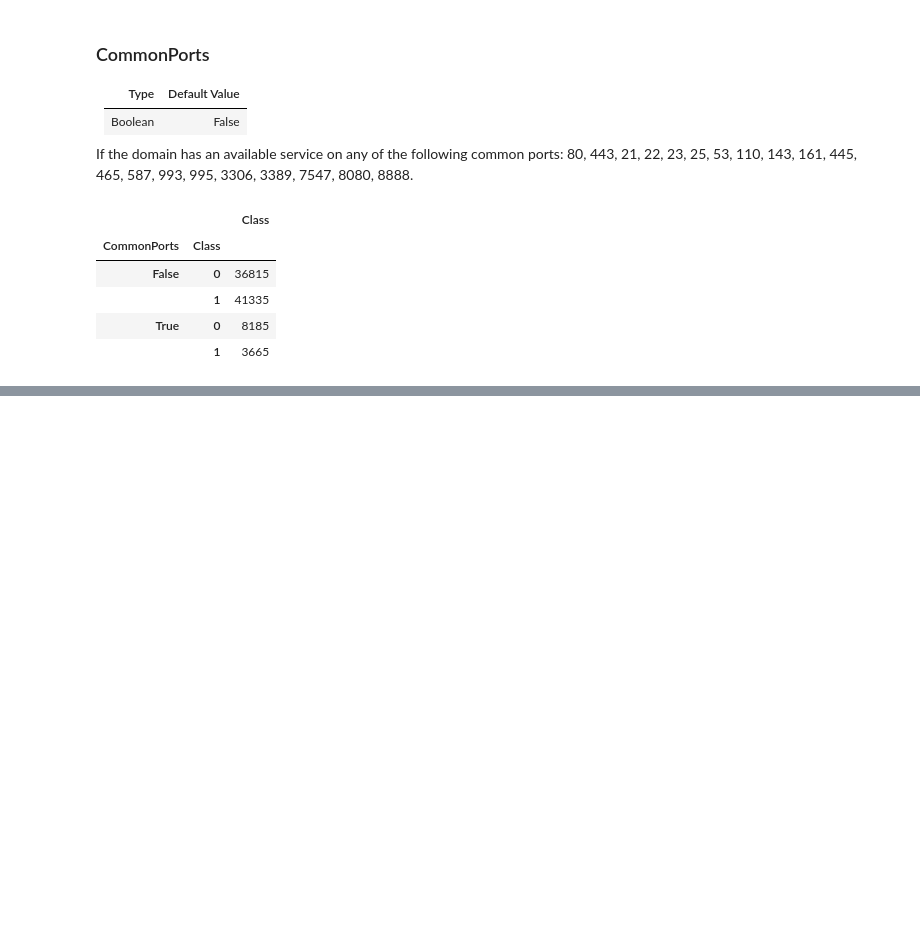
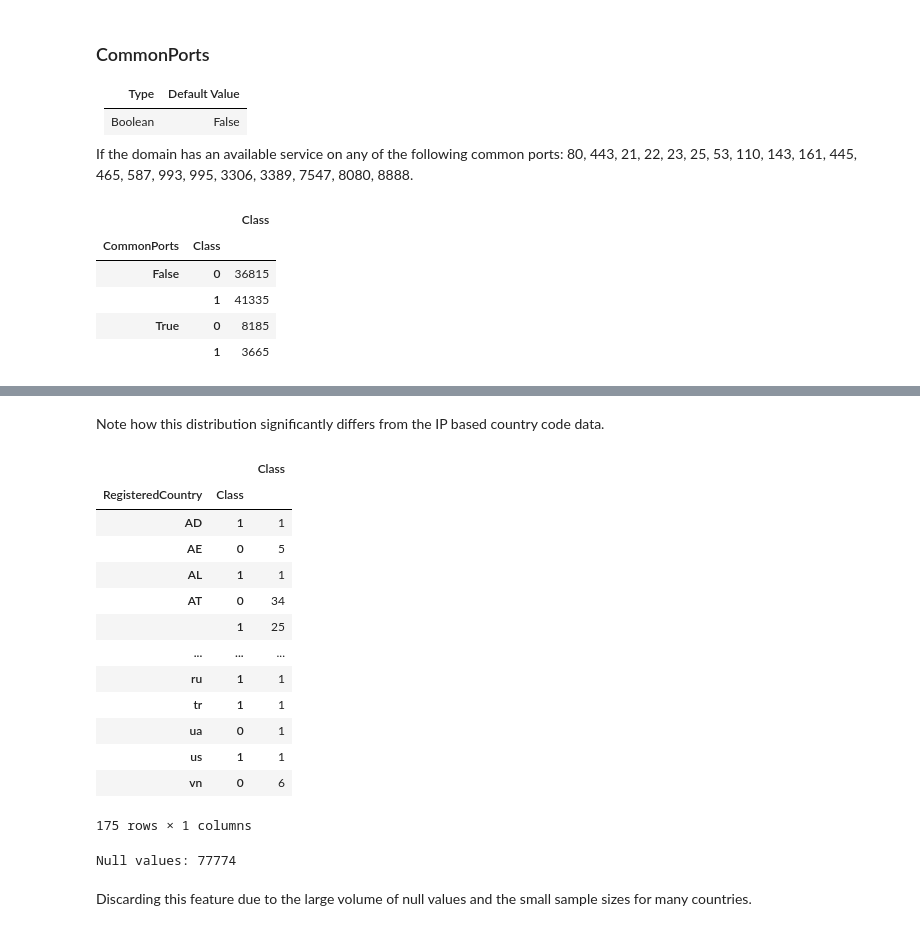
Before and after one commit to lukem1/malicious-domain-classification, a Jupyter notebook: preprocessing.ipynb, the cells around one changed output, grey strips where cells are left out. Cells and saved outputs as stored; diff of their text form; code cells hidden in the pictures; blank space fills up the shorter version.

```diff
--- a/preprocessing.ipynb
+++ b/preprocessing.ipynb
@@ -231,0 +262,27 @@ data.groupby(["CommonPorts", "Class"]).agg({"Class": "count"})
+# %% [markdown]
+Note how this distribution significantly differs from the IP based country code data.
+# %%
+# Get class breakdown of domains based on this feature
+data.groupby(["RegisteredCountry", "Class"]).agg({"Class": "count"})
+# %% [output]
+|  |  | Class |
+| RegisteredCountry | Class |  |
+| AD | 1 | 1 |
+| AE | 0 | 5 |
+| AL | 1 | 1 |
+| AT | 0 | 34 |
+|  | 1 | 25 |
+| ... | ... | ... |
+| ru | 1 | 1 |
+| tr | 1 | 1 |
+| ua | 0 | 1 |
+| us | 1 | 1 |
+| vn | 0 | 6 |
+175 rows × 1 columns
+# %%
+# Are there any null values?
+print("Null values: %d" % (data["RegisteredCountry"].isnull().sum()))
+# %% [output]
+Null values: 77774
+# %% [markdown]
+Discarding this feature due to the large volume of null values and the small sample sizes for many countries.
```
Also changed, not shown: parts of 13 cells of this notebook.
